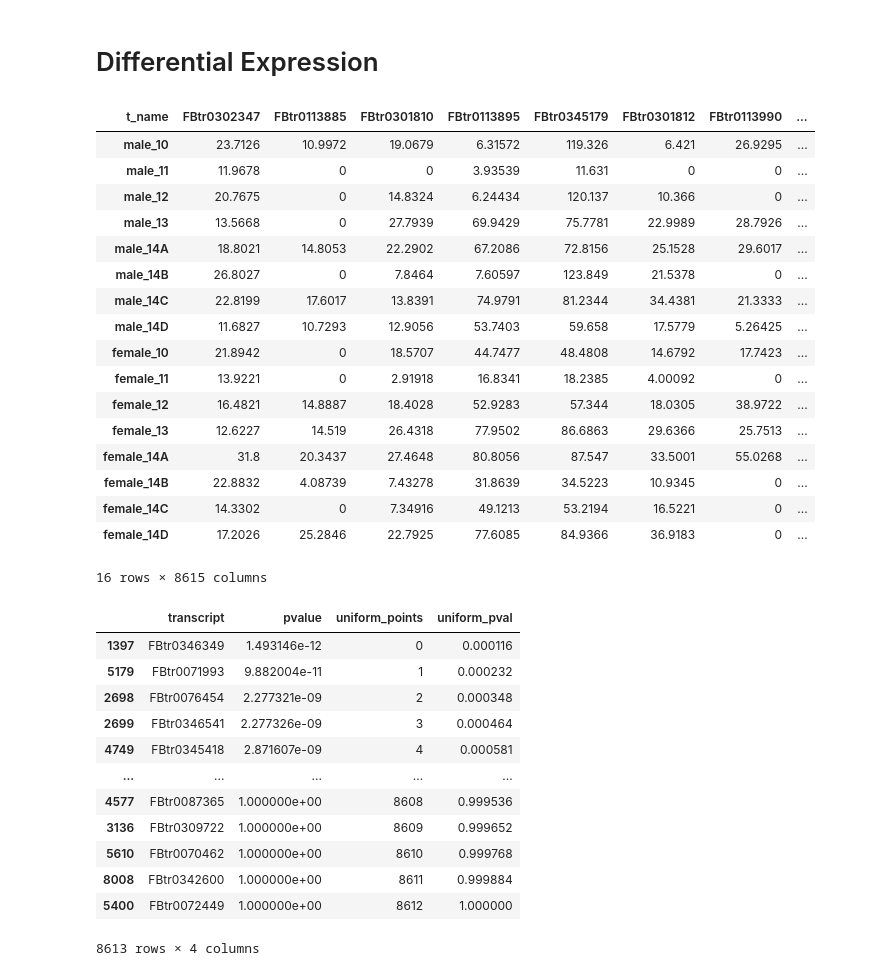
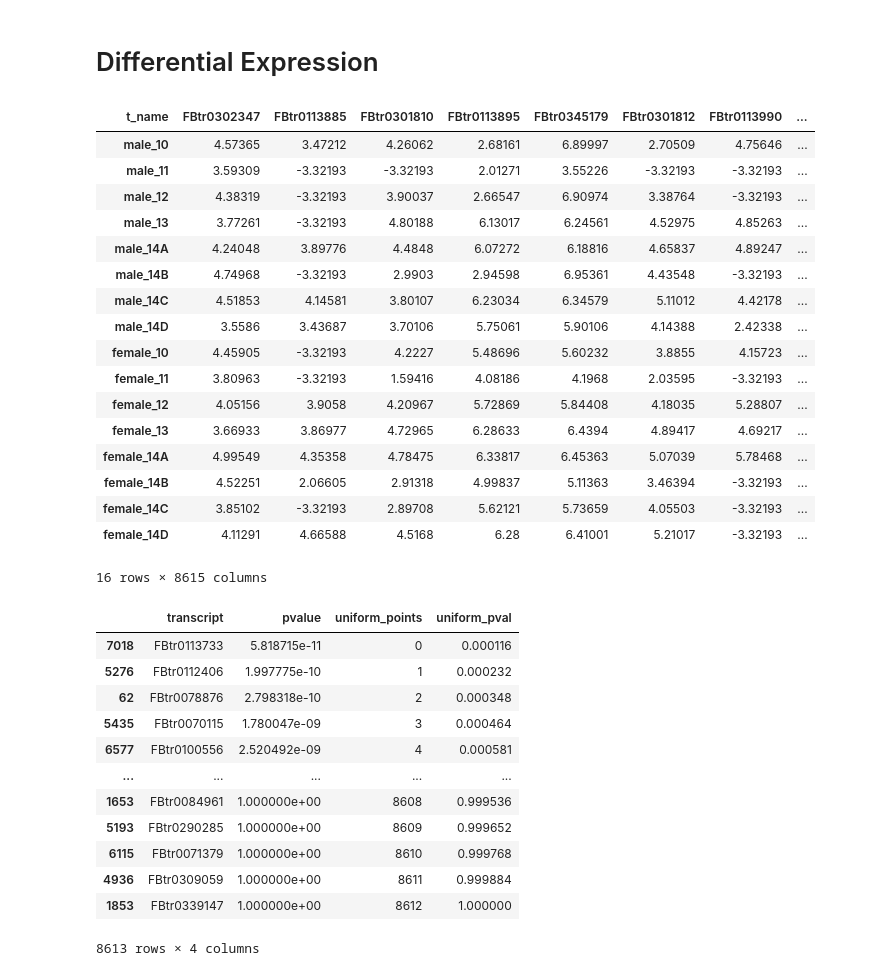
Before and after one commit to rstix287/qbb2020-answers, a Jupyter notebook: week7-assignment/Commands and Plots.ipynb, the cells around one changed output. Cells and saved outputs as stored; diff of their text form; code cells hidden in the pictures.

```diff
--- a/week7-assignment/Commands and Plots.ipynb
+++ b/week7-assignment/Commands and Plots.ipynb
@@ -80,47 +80,47 @@ plt.show()
 # Differential Expression
 # %%
 # transform data so can conduct least squares regression
-diff_exp_df = med_vals.drop(['gene_name'], axis=1).T
+diff_exp_df = transform.drop(['gene_name'], axis=1).T
 diff_exp_df.columns = diff_exp_df.iloc[0]
 diff_exp_df = diff_exp_df.drop('t_name', axis=0)
 gender = []
 stage = []
 for x in diff_exp_df.index:
     if 'female' in x:
         gender.append('F')
     else:
         gender.append('M')
     if '10' in x:
         stage.append(str(10))
     elif '11' in x:
         stage.append(str(11))
     elif '12' in x:
         stage.append(str(12))
     elif '13' in x:
         stage.append(str(13))
     else:
         stage.append(str(14))
 diff_exp_df['gender'] = gender
 diff_exp_df['stage'] = stage
 diff_exp_df
 # %% [output]
 | t_name | FBtr0302347 | FBtr0113885 | FBtr0301810 | FBtr0113895 | FBtr0345179 | FBtr0301812 | FBtr0113990 | ... |
-| male_10 | 23.7126 | 10.9972 | 19.0679 | 6.31572 | 119.326 | 6.421 | 26.9295 | ... |
-| male_11 | 11.9678 | 0 | 0 | 3.93539 | 11.631 | 0 | 0 | ... |
-| male_12 | 20.7675 | 0 | 14.8324 | 6.24434 | 120.137 | 10.366 | 0 | ... |
-| male_13 | 13.5668 | 0 | 27.7939 | 69.9429 | 75.7781 | 22.9989 | 28.7926 | ... |
-| male_14A | 18.8021 | 14.8053 | 22.2902 | 67.2086 | 72.8156 | 25.1528 | 29.6017 | ... |
-| male_14B | 26.8027 | 0 | 7.8464 | 7.60597 | 123.849 | 21.5378 | 0 | ... |
-| male_14C | 22.8199 | 17.6017 | 13.8391 | 74.9791 | 81.2344 | 34.4381 | 21.3333 | ... |
-| male_14D | 11.6827 | 10.7293 | 12.9056 | 53.7403 | 59.658 | 17.5779 | 5.26425 | ... |
-| female_10 | 21.8942 | 0 | 18.5707 | 44.7477 | 48.4808 | 14.6792 | 17.7423 | ... |
-| female_11 | 13.9221 | 0 | 2.91918 | 16.8341 | 18.2385 | 4.00092 | 0 | ... |
-| female_12 | 16.4821 | 14.8887 | 18.4028 | 52.9283 | 57.344 | 18.0305 | 38.9722 | ... |
-| female_13 | 12.6227 | 14.519 | 26.4318 | 77.9502 | 86.6863 | 29.6366 | 25.7513 | ... |
-| female_14A | 31.8 | 20.3437 | 27.4648 | 80.8056 | 87.547 | 33.5001 | 55.0268 | ... |
-| female_14B | 22.8832 | 4.08739 | 7.43278 | 31.8639 | 34.5223 | 10.9345 | 0 | ... |
-| female_14C | 14.3302 | 0 | 7.34916 | 49.1213 | 53.2194 | 16.5221 | 0 | ... |
-| female_14D | 17.2026 | 25.2846 | 22.7925 | 77.6085 | 84.9366 | 36.9183 | 0 | ... |
+| male_10 | 4.57365 | 3.47212 | 4.26062 | 2.68161 | 6.89997 | 2.70509 | 4.75646 | ... |
+| male_11 | 3.59309 | -3.32193 | -3.32193 | 2.01271 | 3.55226 | -3.32193 | -3.32193 | ... |
+| male_12 | 4.38319 | -3.32193 | 3.90037 | 2.66547 | 6.90974 | 3.38764 | -3.32193 | ... |
+| male_13 | 3.77261 | -3.32193 | 4.80188 | 6.13017 | 6.24561 | 4.52975 | 4.85263 | ... |
+| male_14A | 4.24048 | 3.89776 | 4.4848 | 6.07272 | 6.18816 | 4.65837 | 4.89247 | ... |
+| male_14B | 4.74968 | -3.32193 | 2.9903 | 2.94598 | 6.95361 | 4.43548 | -3.32193 | ... |
+| male_14C | 4.51853 | 4.14581 | 3.80107 | 6.23034 | 6.34579 | 5.11012 | 4.42178 | ... |
+| male_14D | 3.5586 | 3.43687 | 3.70106 | 5.75061 | 5.90106 | 4.14388 | 2.42338 | ... |
+| female_10 | 4.45905 | -3.32193 | 4.2227 | 5.48696 | 5.60232 | 3.8855 | 4.15723 | ... |
+| female_11 | 3.80963 | -3.32193 | 1.59416 | 4.08186 | 4.1968 | 2.03595 | -3.32193 | ... |
+| female_12 | 4.05156 | 3.9058 | 4.20967 | 5.72869 | 5.84408 | 4.18035 | 5.28807 | ... |
+| female_13 | 3.66933 | 3.86977 | 4.72965 | 6.28633 | 6.4394 | 4.89417 | 4.69217 | ... |
+| female_14A | 4.99549 | 4.35358 | 4.78475 | 6.33817 | 6.45363 | 5.07039 | 5.78468 | ... |
+| female_14B | 4.52251 | 2.06605 | 2.91318 | 4.99837 | 5.11363 | 3.46394 | -3.32193 | ... |
+| female_14C | 3.85102 | -3.32193 | 2.89708 | 5.62121 | 5.73659 | 4.05503 | -3.32193 | ... |
+| female_14D | 4.11291 | 4.66588 | 4.5168 | 6.28 | 6.41001 | 5.21017 | -3.32193 | ... |
 16 rows × 8615 columns
 # %%
 # get pval per transcript from OLS
@@ -145,17 +145,17 @@ pval_df_sorted['uniform_pval'] = (pval_df_sorted['uniform_points'] + 1) / len(pv
 pval_df_sorted
 # %% [output]
 |  | transcript | pvalue | uniform_points | uniform_pval |
-| 1397 | FBtr0346349 | 1.493146e-12 | 0 | 0.000116 |
-| 5179 | FBtr0071993 | 9.882004e-11 | 1 | 0.000232 |
-| 2698 | FBtr0076454 | 2.277321e-09 | 2 | 0.000348 |
-| 2699 | FBtr0346541 | 2.277326e-09 | 3 | 0.000464 |
-| 4749 | FBtr0345418 | 2.871607e-09 | 4 | 0.000581 |
+| 7018 | FBtr0113733 | 5.818715e-11 | 0 | 0.000116 |
+| 5276 | FBtr0112406 | 1.997775e-10 | 1 | 0.000232 |
+| 62 | FBtr0078876 | 2.798318e-10 | 2 | 0.000348 |
+| 5435 | FBtr0070115 | 1.780047e-09 | 3 | 0.000464 |
+| 6577 | FBtr0100556 | 2.520492e-09 | 4 | 0.000581 |
 | ... | ... | ... | ... | ... |
-| 4577 | FBtr0087365 | 1.000000e+00 | 8608 | 0.999536 |
-| 3136 | FBtr0309722 | 1.000000e+00 | 8609 | 0.999652 |
-| 5610 | FBtr0070462 | 1.000000e+00 | 8610 | 0.999768 |
-| 8008 | FBtr0342600 | 1.000000e+00 | 8611 | 0.999884 |
-| 5400 | FBtr0072449 | 1.000000e+00 | 8612 | 1.000000 |
+| 1653 | FBtr0084961 | 1.000000e+00 | 8608 | 0.999536 |
+| 5193 | FBtr0290285 | 1.000000e+00 | 8609 | 0.999652 |
+| 6115 | FBtr0071379 | 1.000000e+00 | 8610 | 0.999768 |
+| 4936 | FBtr0309059 | 1.000000e+00 | 8611 | 0.999884 |
+| 1853 | FBtr0339147 | 1.000000e+00 | 8612 | 1.000000 |
 8613 rows × 4 columns
 # %%
 # plot QQ plot of pvalues
```
Also changed, not shown: parts of 4 cells of this notebook, 2 other files.
